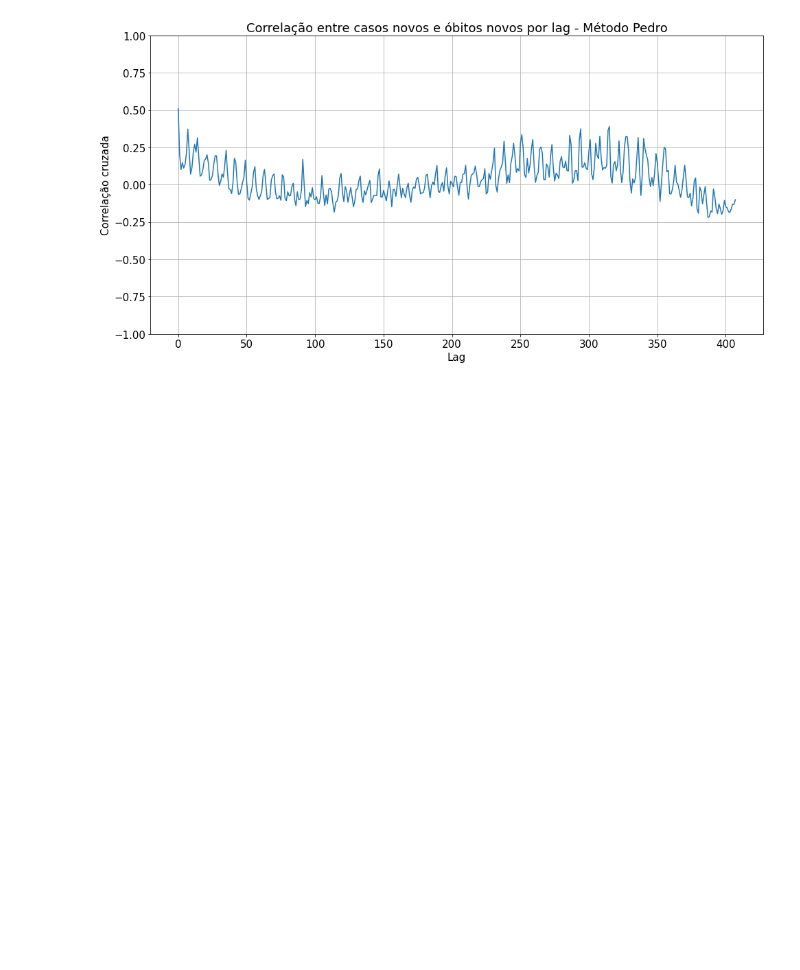
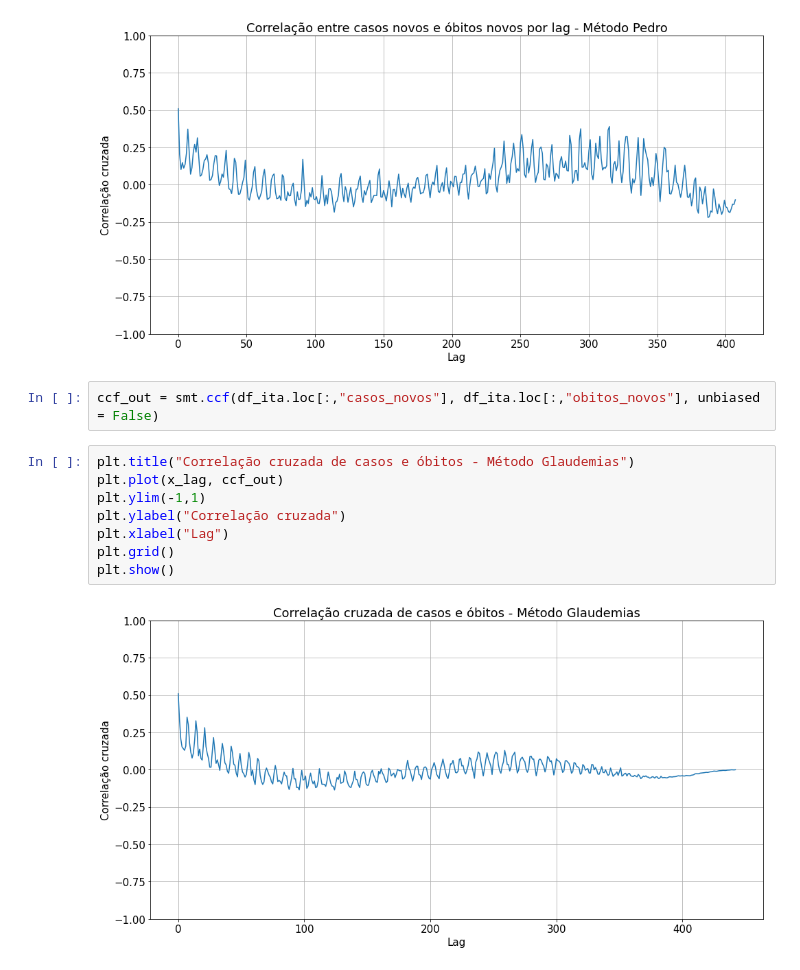
Before and after one commit to RPGraciotti/BootCampAlura, a Jupyter notebook: Modulo_3/Aula_1_Entendendo_a_serie_temporal.ipynb, the cells around one changed output. Drawn from its saved outputs; the diff is of its cells as text; blank space fills up the shorter version.

```diff
--- a/Modulo_3/Aula_1_Entendendo_a_serie_temporal.ipynb
+++ b/Modulo_3/Aula_1_Entendendo_a_serie_temporal.ipynb
@@ -591,3 +612,15 @@ plt.grid()
 plt.show()
 # %% [output]
 [figure]
+# %%
+ccf_out = smt.ccf(df_ita.loc[:,"casos_novos"], df_ita.loc[:,"obitos_novos"], unbiased = False)
+# %%
+plt.title("Correlação cruzada de casos e óbitos - Método Glaudemias")
+plt.plot(x_lag, ccf_out)
+plt.ylim(-1,1)
+plt.ylabel("Correlação cruzada")
+plt.xlabel("Lag")
+plt.grid()
+plt.show()
+# %% [output]
+[figure, added]
```
Also changed, not shown: parts of 7 cells of this notebook.
